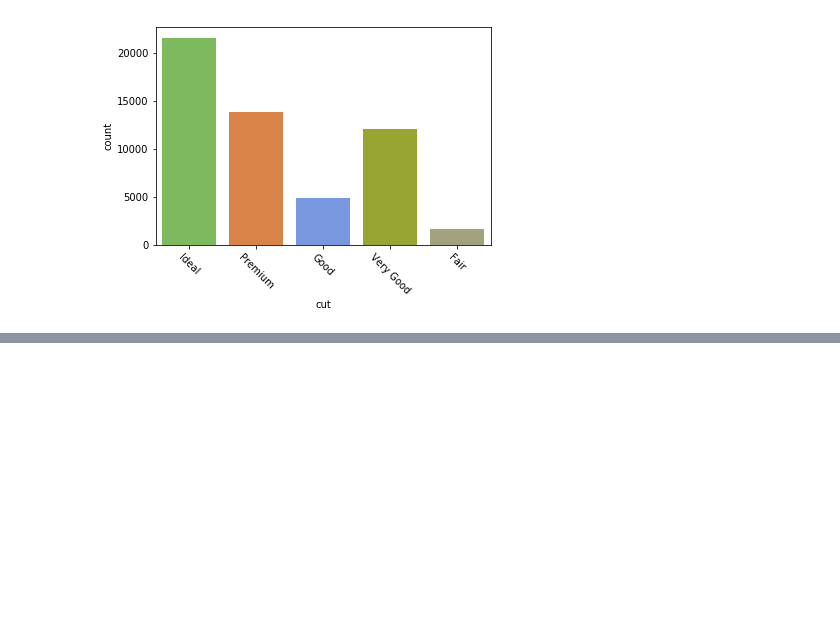
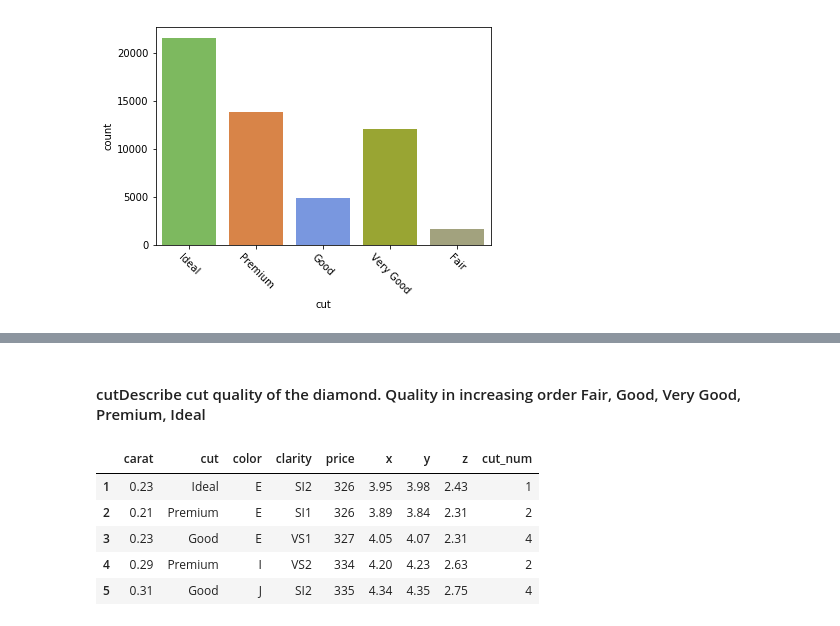
Before and after one commit to Oktay-Erten/DataAnalyticsBootcampMC_Dec2018, a Jupyter notebook: SubmitPracticeDiamonds.ipynb, the cells around one changed output, grey strips where cells are left out. Saved outputs shown, nothing was run; the diff lists cells and outputs as text; code cells hidden in the pictures; blank space fills up the shorter version.

```diff
--- a/SubmitPracticeDiamonds.ipynb
+++ b/SubmitPracticeDiamonds.ipynb
@@ -499,0 +598,2 @@ plt.xticks(rotation=-45)
+# %% [markdown]
+#### cutDescribe cut quality of the diamond. Quality in increasing order Fair, Good, Very Good, Premium, Ideal
@@ -499,0 +611,12 @@ plt.xticks(rotation=-45)
+# %%
+#change cut values to numbers
+# cut Describes  cut quality of the diamond. Quality :  Fair, Good, Very Good, Premium, Ideal
+modeldf['cut_num'] = modeldf['cut'].map({"Ideal": 1,"Premium": 2, "Very Good": 3, "Good": 4,"Fair": 5})
+modeldf.head()
+# %% [output]
+|  | carat | cut | color | clarity | price | x | y | z | cut_num |
+| 1 | 0.23 | Ideal | E | SI2 | 326 | 3.95 | 3.98 | 2.43 | 1 |
+| 2 | 0.21 | Premium | E | SI1 | 326 | 3.89 | 3.84 | 2.31 | 2 |
+| 3 | 0.23 | Good | E | VS1 | 327 | 4.05 | 4.07 | 2.31 | 4 |
+| 4 | 0.29 | Premium | I | VS2 | 334 | 4.20 | 4.23 | 2.63 | 2 |
+| 5 | 0.31 | Good | J | SI2 | 335 | 4.34 | 4.35 | 2.75 | 4 |
```
Also changed, not shown: parts of 32 cells of this notebook.
